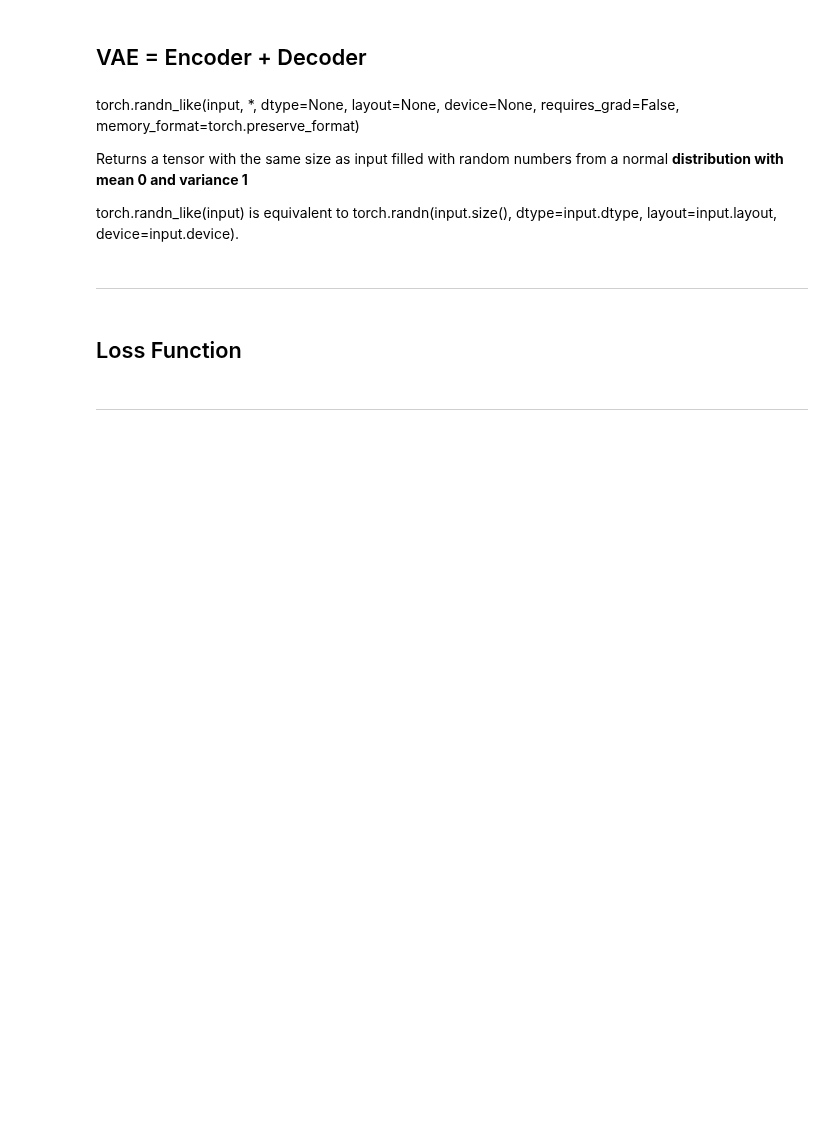
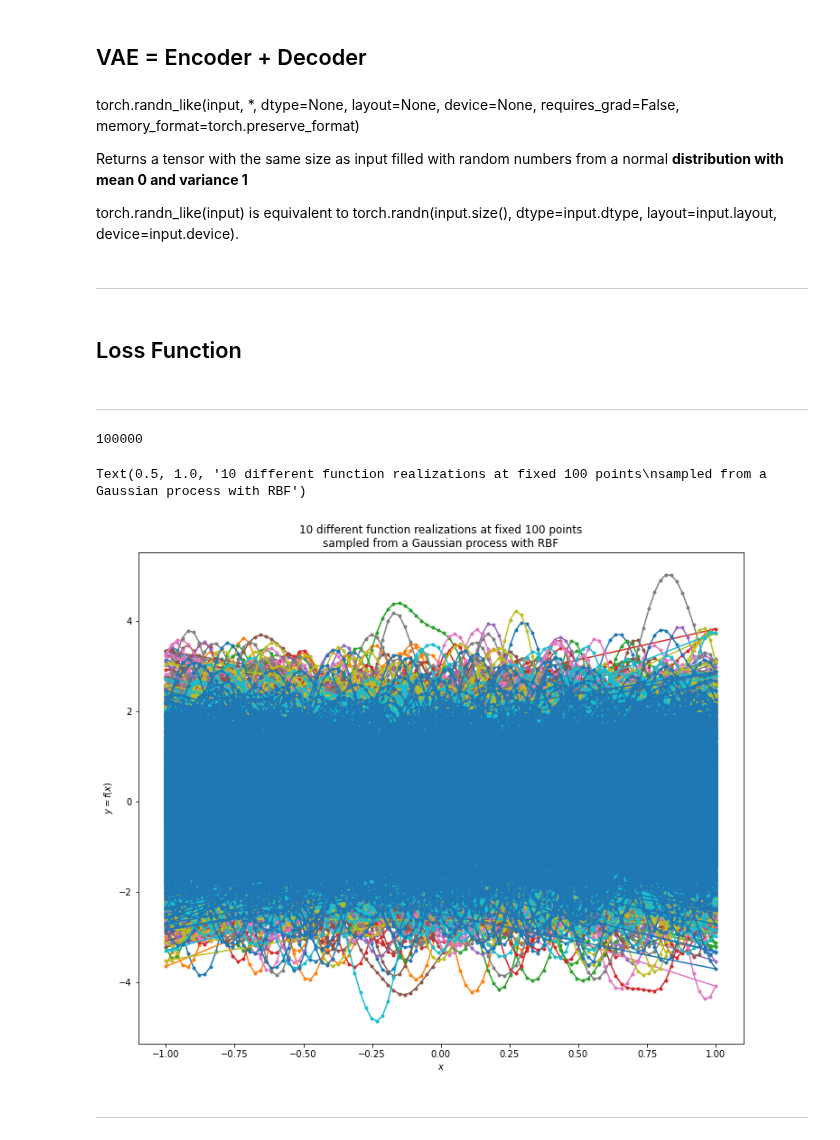
Before and after one commit to drclab/GP_VAE, a Jupyter notebook: drclab/vae.ipynb, the cells around one changed output. Cells and saved outputs as stored; diff of their text form; code cells hidden in the pictures; blank space fills up the shorter version.

```diff
--- a/drclab/vae.ipynb
+++ b/drclab/vae.ipynb
@@ -77,3 +77,11 @@ def compute_loss(x, x_pred, mean, log_sd):
     return RCL + KLD
 # %% [markdown]
 ___
+# %%
+   ###### intializing data and model parameters
+input_dim = 100
+batch_size = 500
+hidden_dim1 = 64
+hidden_dim2 = 32
+z_dim = 20
+samples = 100000
@@ -79,0 +91,8 @@ ___
+# %%
+###### creating data, model and optimizer
+train_ds = GP1D(dataPoints=input_dim, samples=samples, ls=0.1)
+train_dl = DataLoader(train_ds, batch_size=batch_size, shuffle=True)
+# %%
+len(train_ds)
+# %% [output]
+100000
@@ -79,0 +101,15 @@ ___
+# %%
+fig = plt.figure(figsize=(12,10))
+ax = fig.add_subplot(111)
+for no, dt in enumerate(train_dl):
+        ax.plot(dt[0].reshape(-1,1), dt[1].reshape(-1,1), marker='o', markersize=3)
+        if no > 9: break
+ax.set_xlabel('$x$')
+ax.set_ylabel('$y=f(x)$')
+ax.set_title('10 different function realizations at fixed 100 points\n'
+    'sampled from a Gaussian process with RBF')
+# %% [output]
+Text(0.5, 1.0, '10 different function realizations at fixed 100 points\nsampled from a Gaussian process with RBF')
+[figure, added]
+# %% [markdown]
+___
```
Also changed, not shown: parts of 4 cells of this notebook.
